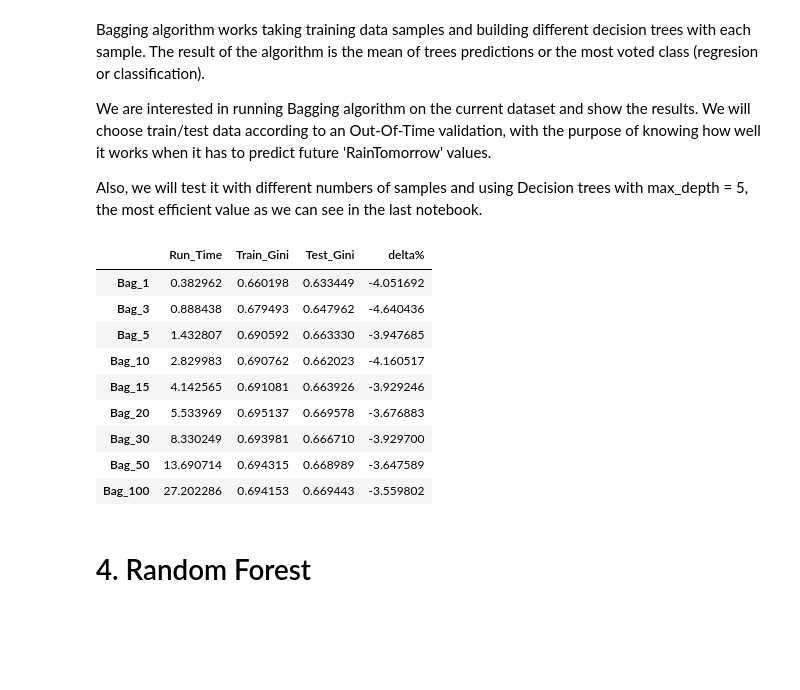
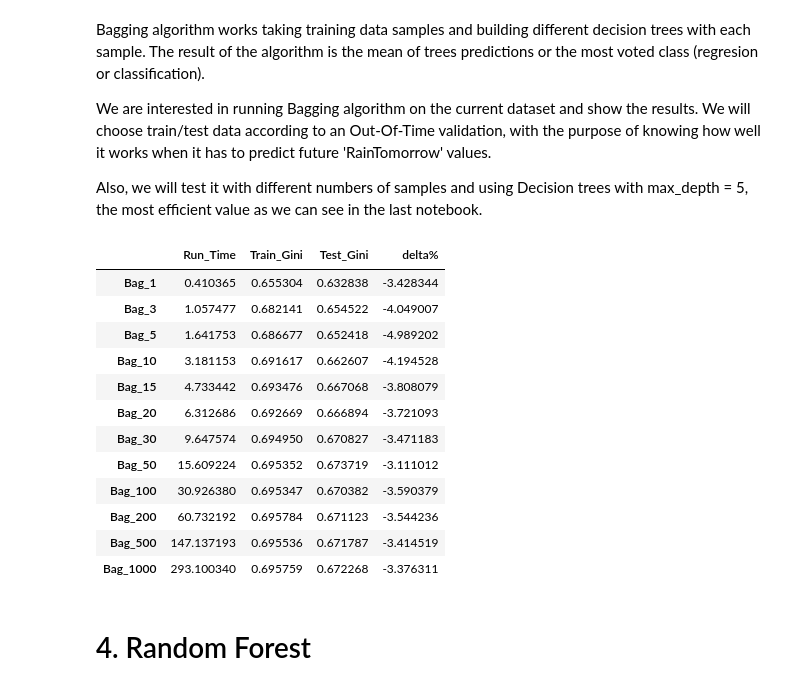
Before and after one commit to GinesMeca/TFG, a Jupyter notebook: notebooks/4. Bagging algorithms.ipynb, the cells around one changed output. Cells and saved outputs as stored; diff of their text form; code cells hidden in the pictures; blank space fills up the shorter version.

```diff
--- a/notebooks/4. Bagging algorithms.ipynb
+++ b/notebooks/4. Bagging algorithms.ipynb
@@ -55,32 +55,35 @@ test = weather[weather.Date >= test_date].fillna(-1)
 # %%
 #We generate our Bagging algorithms:
 tree = DecisionTreeClassifier(max_depth = 5)
 metrics = {}
-for n_estimators in [1, 3, 5, 10, 15, 20, 30, 50, 100]:
+for n_estimators in [1, 3, 5, 10, 15, 20, 30, 50, 100, 200, 500, 1000]:
     start_time = time.time()
     model = BaggingClassifier(base_estimator = tree, n_estimators = n_estimators)
     model.fit(train[model_columns],train.RainTomorrow);
 
     train_pred = model.predict_proba(train[model_columns])[:, 1]
     test_pred = model.predict_proba(test[model_columns])[:, 1]
 
     metrics['Bag_'+ str(n_estimators)] = {
         'Train_Gini': 2*roc_auc_score(train.RainTomorrow, train_pred)-1,
         'Test_Gini': 2*roc_auc_score(test.RainTomorrow, test_pred)-1,
         'Run_Time': time.time() - start_time
     }
 
 metrics_bag = pd.DataFrame.from_dict(metrics, orient='index',columns=['Run_Time', 'Train_Gini', 'Test_Gini'])
 metrics_bag['delta%'] = 100*(metrics_bag.Test_Gini - metrics_bag.Train_Gini) / metrics_bag.Train_Gini
 metrics_bag
 # %% [output]
 |  | Run_Time | Train_Gini | Test_Gini | delta% |
-| Bag_1 | 0.382962 | 0.660198 | 0.633449 | -4.051692 |
-| Bag_3 | 0.888438 | 0.679493 | 0.647962 | -4.640436 |
-| Bag_5 | 1.432807 | 0.690592 | 0.663330 | -3.947685 |
-| Bag_10 | 2.829983 | 0.690762 | 0.662023 | -4.160517 |
-| Bag_15 | 4.142565 | 0.691081 | 0.663926 | -3.929246 |
-| Bag_20 | 5.533969 | 0.695137 | 0.669578 | -3.676883 |
-| Bag_30 | 8.330249 | 0.693981 | 0.666710 | -3.929700 |
-| Bag_50 | 13.690714 | 0.694315 | 0.668989 | -3.647589 |
-| Bag_100 | 27.202286 | 0.694153 | 0.669443 | -3.559802 |
+| Bag_1 | 0.410365 | 0.655304 | 0.632838 | -3.428344 |
+| Bag_3 | 1.057477 | 0.682141 | 0.654522 | -4.049007 |
+| Bag_5 | 1.641753 | 0.686677 | 0.652418 | -4.989202 |
+| Bag_10 | 3.181153 | 0.691617 | 0.662607 | -4.194528 |
+| Bag_15 | 4.733442 | 0.693476 | 0.667068 | -3.808079 |
+| Bag_20 | 6.312686 | 0.692669 | 0.666894 | -3.721093 |
+| Bag_30 | 9.647574 | 0.694950 | 0.670827 | -3.471183 |
+| Bag_50 | 15.609224 | 0.695352 | 0.673719 | -3.111012 |
+| Bag_100 | 30.926380 | 0.695347 | 0.670382 | -3.590379 |
+| Bag_200 | 60.732192 | 0.695784 | 0.671123 | -3.544236 |
+| Bag_500 | 147.137193 | 0.695536 | 0.671787 | -3.414519 |
+| Bag_1000 | 293.100340 | 0.695759 | 0.672268 | -3.376311 |
```
Also changed, not shown: parts of 6 cells of this notebook, 2 other files.
